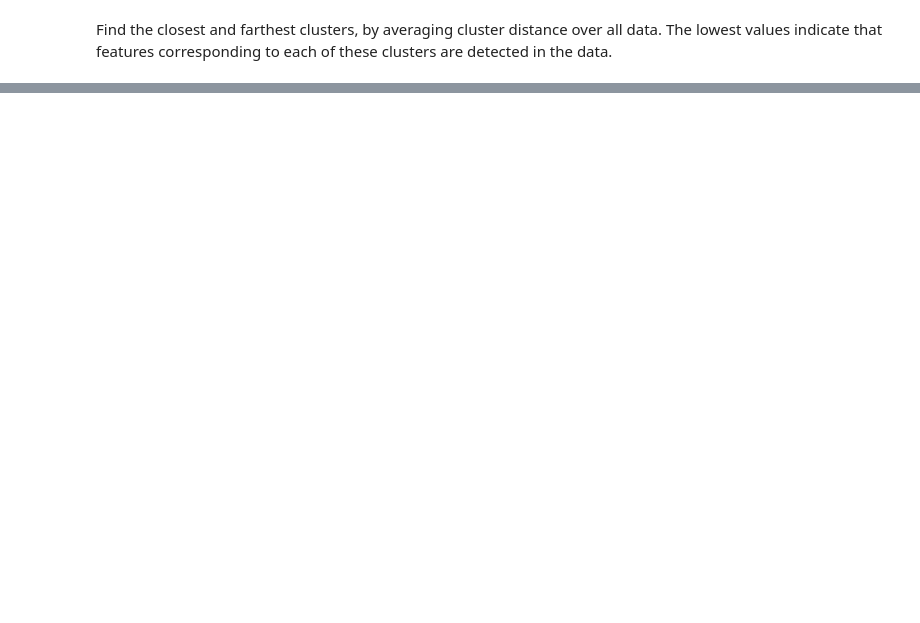
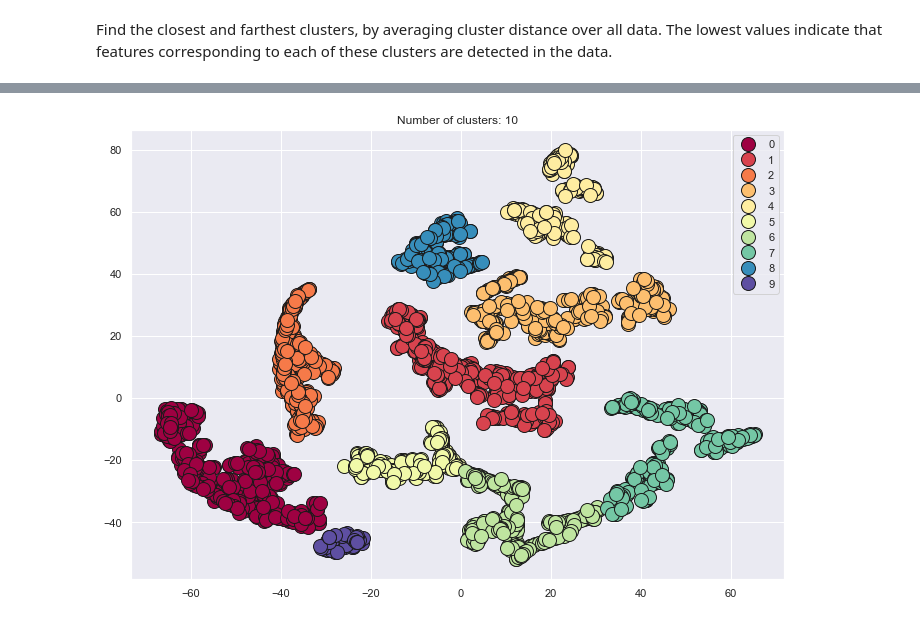
Before and after one commit to SarodYatawatta/LSHM, a Jupyter notebook: src/EvaluateClusters.ipynb, the cells around one changed output, grey strips where cells are left out. Saved outputs shown, nothing was run; the diff lists cells and outputs as text; code cells hidden in the pictures; blank space fills up the shorter version.

```diff
--- a/src/EvaluateClusters.ipynb
+++ b/src/EvaluateClusters.ipynb
@@ -181,0 +178,23 @@ plt.plot(xm)
+# %%
+### final clustering
+db=AgglomerativeClustering(linkage='average',n_clusters=10).fit(X_emb)
+# Number of clusters in labels, ignoring noise if present.
+n_clusters_ = len(set(db.labels_)) - (1 if -1 in db.labels_ else 0)
+n_noise_ = list(db.labels_).count(-1)
+
+# Black removed and is used for noise instead.
+unique_labels = set(db.labels_)
+colors = [plt.cm.Spectral(each)
+  for each in np.linspace(0, 1, len(unique_labels))]
+
+plt.figure()
+plt.title('Number of clusters: %d'%n_clusters_)
+for k, col in zip(unique_labels, colors):
+    class_member_mask = (db.labels_ == k)
+    xy = X_emb[class_member_mask]
+    plt.plot(xy[:, 0], xy[:, 1], 'o', markerfacecolor=tuple(col),
+        markeredgecolor='k', markersize=14)
+plt.legend(labels=np.unique(db.labels_))
+plt.show()
+# %% [output]
+[figure, added]
```
Also changed, not shown: parts of 7 cells of this notebook, 3 other files.
